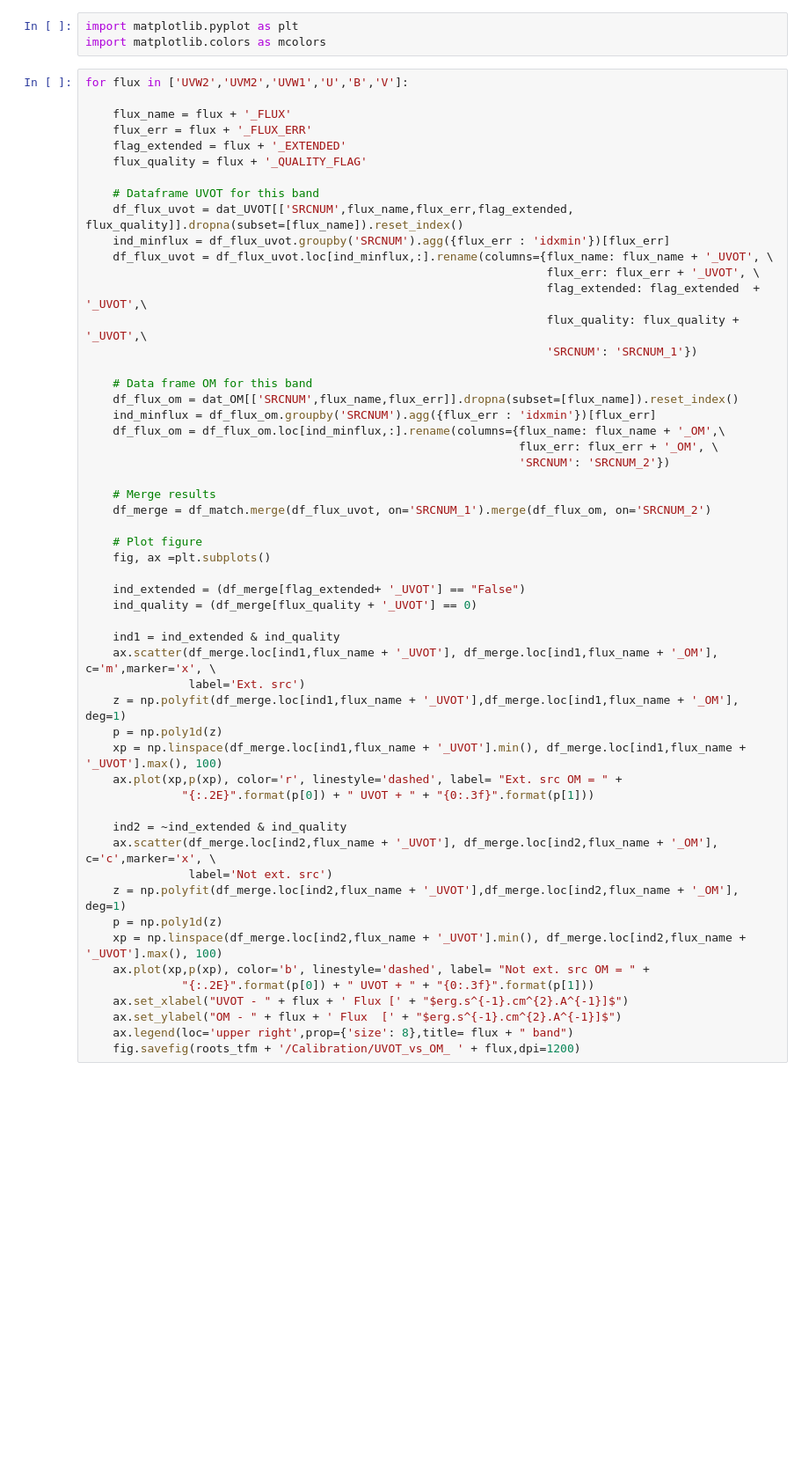
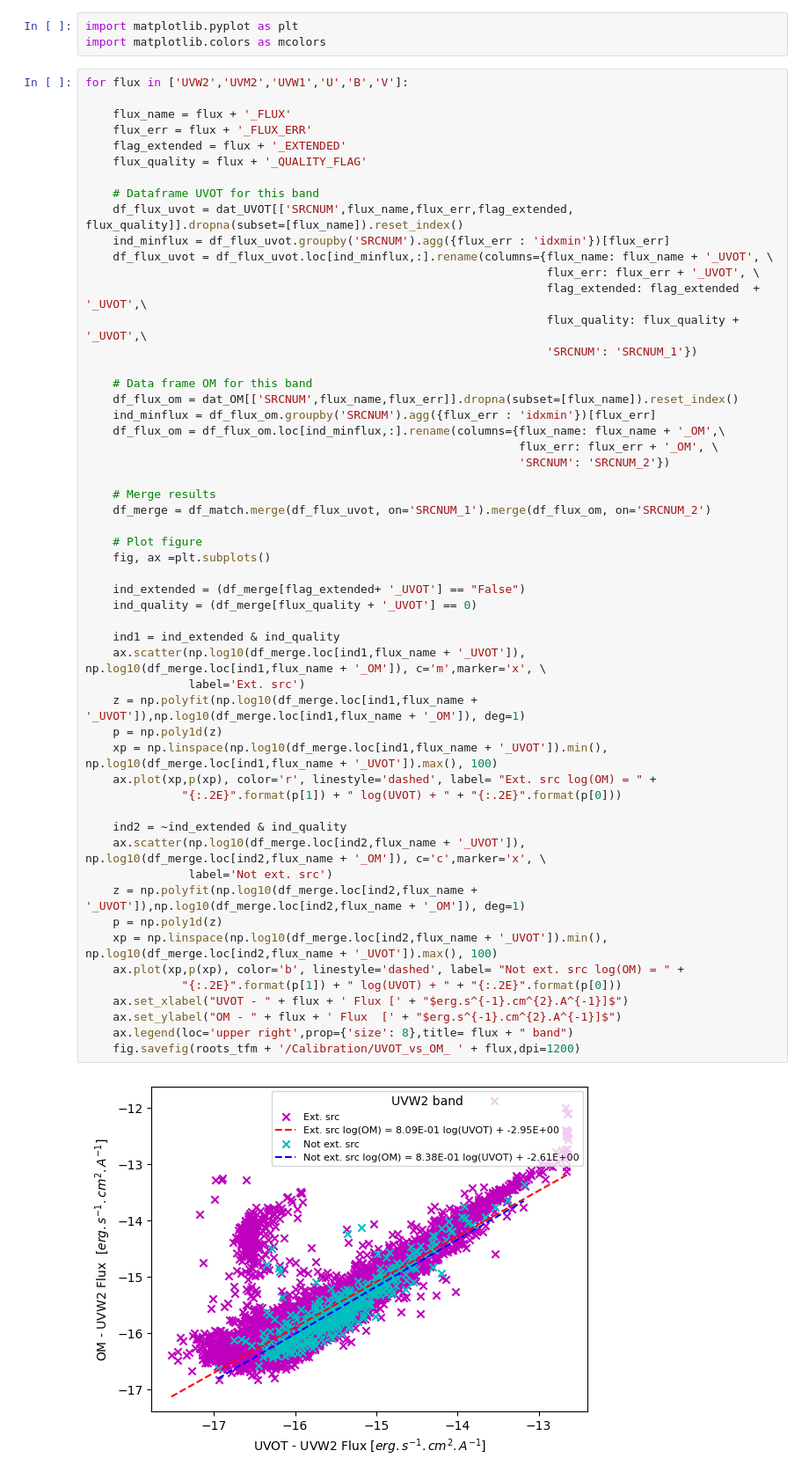
Before and after one commit to JulienValteau/TFM_TDE_Detection, a Jupyter notebook: UV_database_creation_pipeline/3- Generate_catalogue_entries_db.ipynb, the cells around one changed output. Shown at 88% size. Saved outputs shown, nothing was run; the diff lists cells and outputs as text; blank space fills up the shorter version.

Commit message:
Fixed chart with log and corrected regression coefficients

```diff
--- a/UV_database_creation_pipeline/3- Generate_catalogue_entries_db.ipynb
+++ b/UV_database_creation_pipeline/3- Generate_catalogue_entries_db.ipynb
@@ -214,40 +219,42 @@ for flux in ['UVW2','UVM2','UVW1','U','B','V']:
                                                                    flux_quality: flux_quality + '_UVOT',\
                                                                    'SRCNUM': 'SRCNUM_1'})
 
     # Data frame OM for this band
     df_flux_om = dat_OM[['SRCNUM',flux_name,flux_err]].dropna(subset=[flux_name]).reset_index()
     ind_minflux = df_flux_om.groupby('SRCNUM').agg({flux_err : 'idxmin'})[flux_err]
     df_flux_om = df_flux_om.loc[ind_minflux,:].rename(columns={flux_name: flux_name + '_OM',\
                                                                flux_err: flux_err + '_OM', \
                                                                'SRCNUM': 'SRCNUM_2'})
 
     # Merge results
     df_merge = df_match.merge(df_flux_uvot, on='SRCNUM_1').merge(df_flux_om, on='SRCNUM_2')
 
     # Plot figure
     fig, ax =plt.subplots()
 
     ind_extended = (df_merge[flag_extended+ '_UVOT'] == "False")
     ind_quality = (df_merge[flux_quality + '_UVOT'] == 0)
 
     ind1 = ind_extended & ind_quality
-    ax.scatter(df_merge.loc[ind1,flux_name + '_UVOT'], df_merge.loc[ind1,flux_name + '_OM'], c='m',marker='x', \
+    ax.scatter(np.log10(df_merge.loc[ind1,flux_name + '_UVOT']), np.log10(df_merge.loc[ind1,flux_name + '_OM']), c='m',marker='x', \
                label='Ext. src')
-    z = np.polyfit(df_merge.loc[ind1,flux_name + '_UVOT'],df_merge.loc[ind1,flux_name + '_OM'], deg=1)
+    z = np.polyfit(np.log10(df_merge.loc[ind1,flux_name + '_UVOT']),np.log10(df_merge.loc[ind1,flux_name + '_OM']), deg=1)
     p = np.poly1d(z)
-    xp = np.linspace(df_merge.loc[ind1,flux_name + '_UVOT'].min(), df_merge.loc[ind1,flux_name + '_UVOT'].max(), 100)
-    ax.plot(xp,p(xp), color='r', linestyle='dashed', label= "Ext. src OM = " +
-              "{:.2E}".format(p[0]) + " UVOT + " + "{0:.3f}".format(p[1]))
+    xp = np.linspace(np.log10(df_merge.loc[ind1,flux_name + '_UVOT']).min(), np.log10(df_merge.loc[ind1,flux_name + '_UVOT']).max(), 100)
+    ax.plot(xp,p(xp), color='r', linestyle='dashed', label= "Ext. src log(OM) = " +
+              "{:.2E}".format(p[1]) + " log(UVOT) + " + "{:.2E}".format(p[0]))
 
     ind2 = ~ind_extended & ind_quality
-    ax.scatter(df_merge.loc[ind2,flux_name + '_UVOT'], df_merge.loc[ind2,flux_name + '_OM'], c='c',marker='x', \
+    ax.scatter(np.log10(df_merge.loc[ind2,flux_name + '_UVOT']), np.log10(df_merge.loc[ind2,flux_name + '_OM']), c='c',marker='x', \
                label='Not ext. src')
-    z = np.polyfit(df_merge.loc[ind2,flux_name + '_UVOT'],df_merge.loc[ind2,flux_name + '_OM'], deg=1)
+    z = np.polyfit(np.log10(df_merge.loc[ind2,flux_name + '_UVOT']),np.log10(df_merge.loc[ind2,flux_name + '_OM']), deg=1)
     p = np.poly1d(z)
-    xp = np.linspace(df_merge.loc[ind2,flux_name + '_UVOT'].min(), df_merge.loc[ind2,flux_name + '_UVOT'].max(), 100)
-    ax.plot(xp,p(xp), color='b', linestyle='dashed', label= "Not ext. src OM = " +
-              "{:.2E}".format(p[0]) + " UVOT + " + "{0:.3f}".format(p[1]))
+    xp = np.linspace(np.log10(df_merge.loc[ind2,flux_name + '_UVOT']).min(), np.log10(df_merge.loc[ind2,flux_name + '_UVOT']).max(), 100)
+    ax.plot(xp,p(xp), color='b', linestyle='dashed', label= "Not ext. src log(OM) = " +
+              "{:.2E}".format(p[1]) + " log(UVOT) + " + "{:.2E}".format(p[0]))
     ax.set_xlabel("UVOT - " + flux + ' Flux [' + "$erg.s^{-1}.cm^{2}.A^{-1}]$")
     ax.set_ylabel("OM - " + flux + ' Flux  [' + "$erg.s^{-1}.cm^{2}.A^{-1}]$")
     ax.legend(loc='upper right',prop={'size': 8},title= flux + " band")
     fig.savefig(roots_tfm + '/Calibration/UVOT_vs_OM_ ' + flux,dpi=1200)
+# %% [output]
+[figure, added]
```
Also changed, not shown: parts of 6 cells of this notebook, 1 other file.
